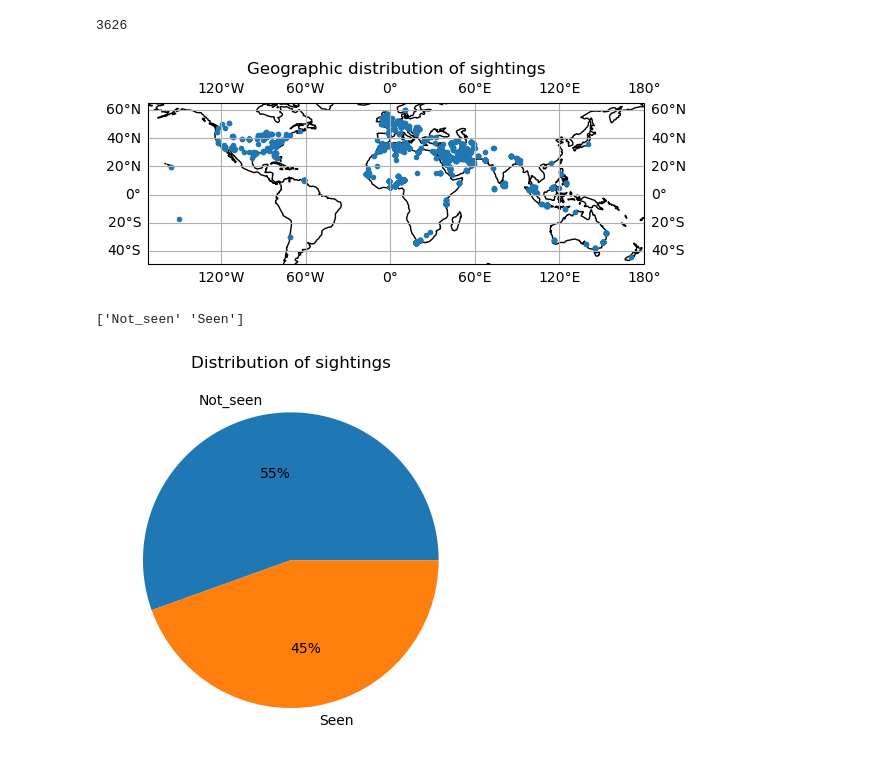
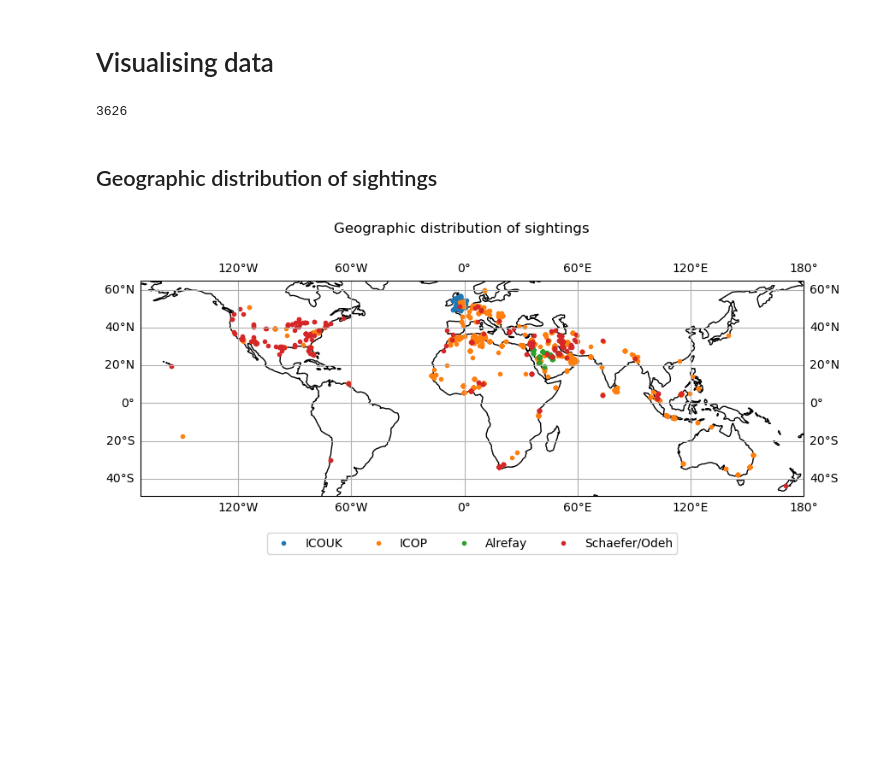
Before and after one commit to EmmaAlexander/mphys-moon, a Jupyter notebook: Code/moon_sightings_visualisation.ipynb, the cells around one changed output. Drawn from its saved outputs; the diff is of its cells as text; code cells hidden in the pictures; blank space fills up the shorter version.

```diff
--- a/Code/moon_sightings_visualisation.ipynb
+++ b/Code/moon_sightings_visualisation.ipynb
@@ -1,3 +1,5 @@
+# %% [markdown]
+# Visualising data
 # %%
 import pandas as pd
 import numpy as np
@@ -14,32 +16,33 @@ icop_data = pd.read_csv(icop_data_file)
 alrefay_data = pd.read_csv(alrefay_data_file)
 allawi_data = pd.read_csv(allawi_data_file)
 
-data = pd.concat([icouk_data,icop_data,alrefay_data,allawi_data])
+sources = [icouk_data,icop_data,alrefay_data,allawi_data]
+source_names = ["ICOUK", "ICOP", "Alrefay", "Schaefer/Odeh"]
+colours = ["red", "green", "yellow", "blue"]
+data = pd.concat(sources)
 
 print(data.shape[0])
 #data = data[data["Cloud Level"] == 0]
 # %% [output]
 3626
+# %% [markdown]
+## Geographic distribution of sightings
 # %%
 x = data["Longitude"]
 y= data["Latitude"]
-#plt.plot(x,y,".")
 crs = ccrs.PlateCarree()
-ax = plt.axes(projection=crs)
+fig = plt.figure(figsize=(10,4))
+ax = fig.add_subplot(111,projection=crs)
 ax.coastlines()
 ax.gridlines(draw_labels=True, dms=True, x_inline=False, y_inline=False)
-ax.plot(x,y,".")
-ax.set_title("Geographic distribution of sightings")
+
+for i, source in enumerate(sources):
+    x = source["Longitude"]
+    y = source["Latitude"]
+    ax.plot(x,y,".",label=source_names[i])
+
+fig.suptitle("Geographic distribution of sightings")
+fig.legend(loc="lower center",ncol=4)
 plt.show()
 # %% [output]
-[figure, old version]
+[figure, new version]
-# %%
-pies = data["Seen"].value_counts(sort=False)
-labels = data["Seen"].unique()
-print(labels)
-plt.pie(pies, labels=labels, autopct='%1.0f%%')
-plt.title('Distribution of sightings')
-plt.show()
-# %% [output]
-['Not_seen' 'Seen']
-[figure, removed]
```
Also changed, not shown: parts of 7 cells of this notebook, 2 other files.
